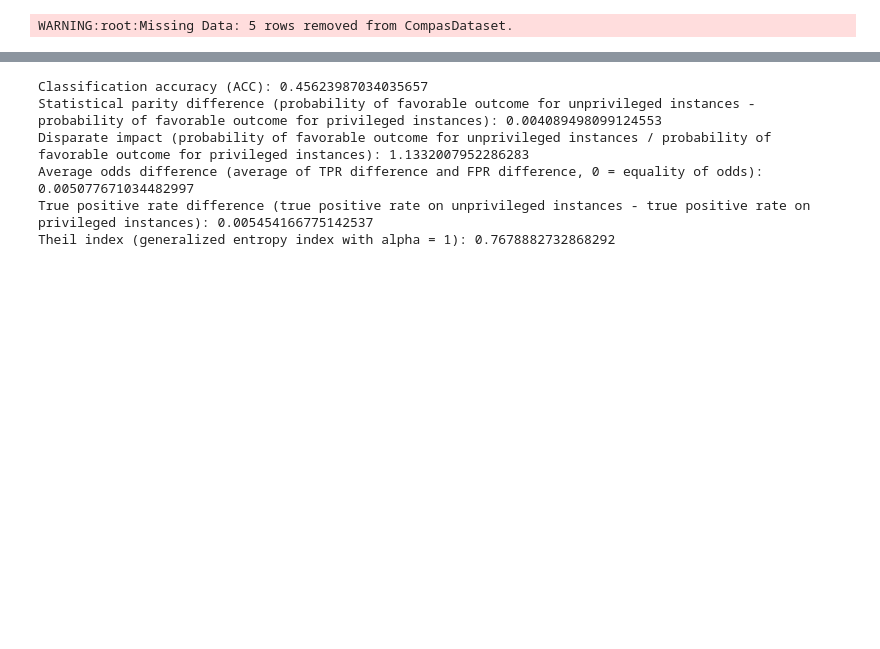
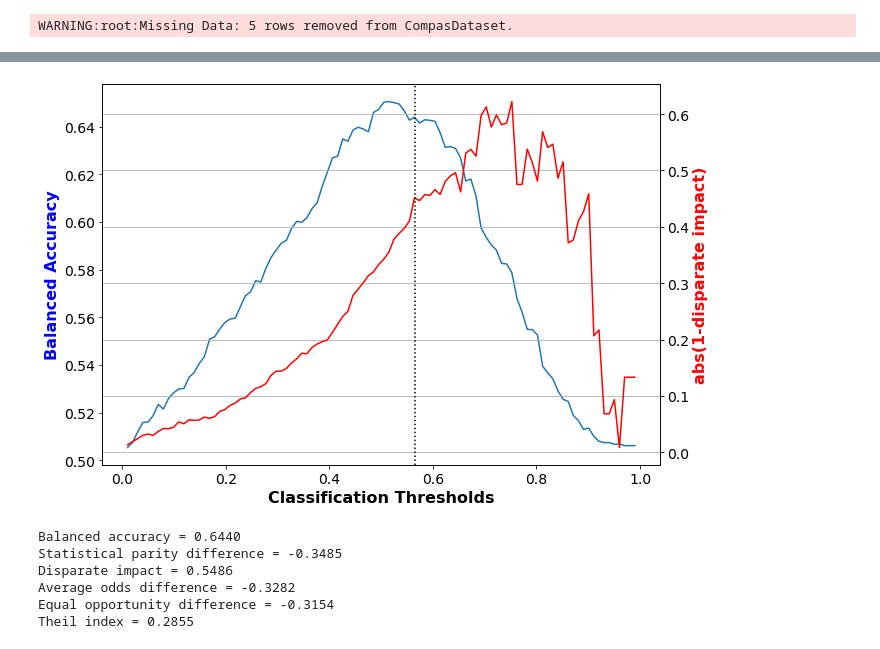
Before and after one commit to AlexanderZellner/aiFora, a Jupyter notebook: notebooks/compas/lr_classifier.ipynb, the cells around one changed output, grey strips where cells are left out. Cells and saved outputs as stored; diff of their text form; code cells hidden in the pictures; blank space fills up the shorter version.

Commit message:
add plot

```diff
--- a/notebooks/compas/lr_classifier.ipynb
+++ b/notebooks/compas/lr_classifier.ipynb
@@ -126,24 +148,34 @@ Theil index = 0.2855
-# %%
-classified_metric_pred = ClassificationMetric(dataset_orig_test,
-                                              dataset_orig_test_pred,
-                                              unprivileged_groups, privileged_groups)
-
-explainer_transf_train = MetricTextExplainer(classified_metric_pred)
-
-explanations = OrderedDict()
-explanations["Balanced accuracy"] = explainer_transf_train.accuracy()
-explanations["Statistical parity difference"] = explainer_transf_train.statistical_parity_difference()
-explanations["Disparate impact"] = explainer_transf_train.disparate_impact()
-explanations["Average odds difference"] = explainer_transf_train.average_odds_difference()
-explanations["Equal opportunity difference"] = explainer_transf_train.equal_opportunity_difference()
-explanations["Theil index"] = explainer_transf_train.theil_index()
-
-for exp in explanations:
-    print(explanations[exp])
-# %% [output]
-Classification accuracy (ACC): 0.45623987034035657
-Statistical parity difference (probability of favorable outcome for unprivileged instances - probability of favorable outcome for privileged instances): 0.004089498099124553
-Disparate impact (probability of favorable outcome for unprivileged instances / probability of favorable outcome for privileged instances): 1.1332007952286283
-Average odds difference (average of TPR difference and FPR difference, 0 = equality of odds): 0.005077671034482997
-True positive rate difference (true positive rate on unprivileged instances - true positive rate on privileged instances): 0.005454166775142537
-Theil index (generalized entropy index with alpha = 1): 0.7678882732868292
+# %%
+fig, ax1 = plt.subplots(figsize=(10,7))
+ax1.plot(class_thresh_arr, bal_acc_arr_orig)
+ax1.set_xlabel('Classification Thresholds', fontsize=16, fontweight='bold')
+ax1.set_ylabel('Balanced Accuracy', color='b', fontsize=16, fontweight='bold')
+ax1.xaxis.set_tick_params(labelsize=14)
+ax1.yaxis.set_tick_params(labelsize=14)
+
+
+ax2 = ax1.twinx()
+ax2.plot(class_thresh_arr, np.abs(1.0-np.array(disp_imp_arr_orig)), color='r')
+ax2.set_ylabel('abs(1-disparate impact)', color='r', fontsize=16, fontweight='bold')
+ax2.axvline(best_class_thresh, color='k', linestyle=':')
+ax2.yaxis.set_tick_params(labelsize=14)
+ax2.grid(True)
+# %% [output]
+[figure, added]
+# %%
+# Compute metrics for best thresh
+fav_inds = dataset_orig_test_pred.scores > best_class_thresh
+dataset_orig_test_pred.labels[fav_inds] = dataset_orig_test_pred.favorable_label
+dataset_orig_test_pred.labels[~fav_inds] = dataset_orig_test_pred.unfavorable_label
+
+classifier_metrics = ClassifierMetricUtils(dataset_orig_test, dataset_orig_test_pred,
+                                      unprivileged_groups, privileged_groups)
+
+classifier_metrics.compute_metrics()
+# %% [output]
+Balanced accuracy = 0.6440
+Statistical parity difference = -0.3485
+Disparate impact = 0.5486
+Average odds difference = -0.3282
+Equal opportunity difference = -0.3154
+Theil index = 0.2855
```
Also changed, not shown: parts of 4 cells of this notebook.
